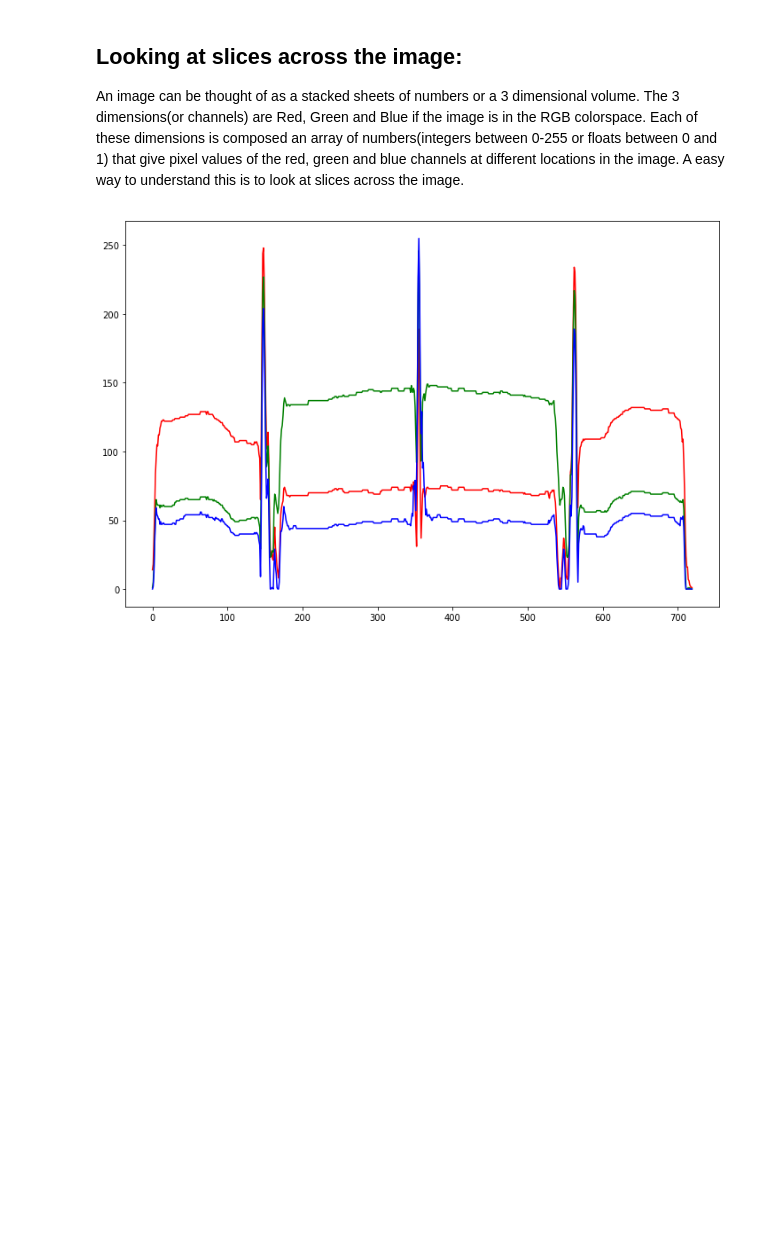
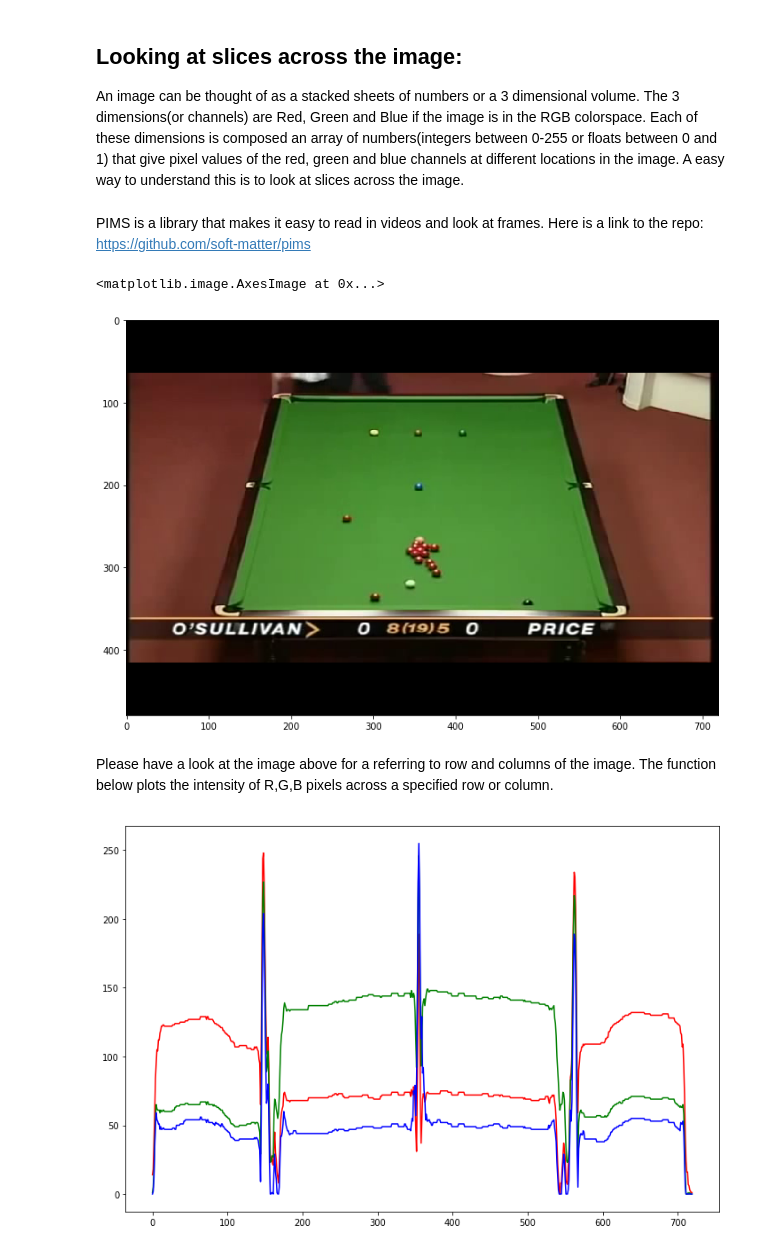
Before and after one commit to ganprad/jupyter_notebooks, a Jupyter notebook: Image_and_Video_Analysis.ipynb, the cells around one changed output. Saved outputs shown, nothing was run; the diff lists cells and outputs as text; code cells hidden in the pictures; blank space fills up the shorter version.

```diff
--- a/Image_and_Video_Analysis.ipynb
+++ b/Image_and_Video_Analysis.ipynb
@@ -61,6 +31,21 @@ An image can be thought of as a stacked sheets of numbers or a 3 dimensional vol
 The 3 dimensions(or channels) are Red, Green and Blue if the image is in the RGB colorspace.
 Each of these dimensions is composed an array of numbers(integers between 0-255 or floats between 0 and 1) that give pixel values of the red, green and blue channels at different locations in the image.
 A easy way to understand this is to look at slices across the image.
+# %% [markdown]
+PIMS is a library that makes it easy to read in videos and look at frames.
+Here is a link to the repo: https://github.com/soft-matter/pims
+# %%
+#Using pims to read in a video and look at frame:
+v = pims.Video('../snooker_clip.mp4')
+img = np.array(v[200])
+plt.figure(figsize=(12,8))
+plt.imshow(img)
+# %% [output]
+<matplotlib.image.AxesImage at 0x...>
+[figure, added]
+# %% [markdown]
+Please have a look at the image above for a referring to row and columns of the image.
+The function below plots the intensity of R,G,B pixels across a specified row or column.
 # %%
 def plot_intensity(img,row=None,col=None):
     if row:
```
Also changed, not shown: parts of 7 cells of this notebook.
